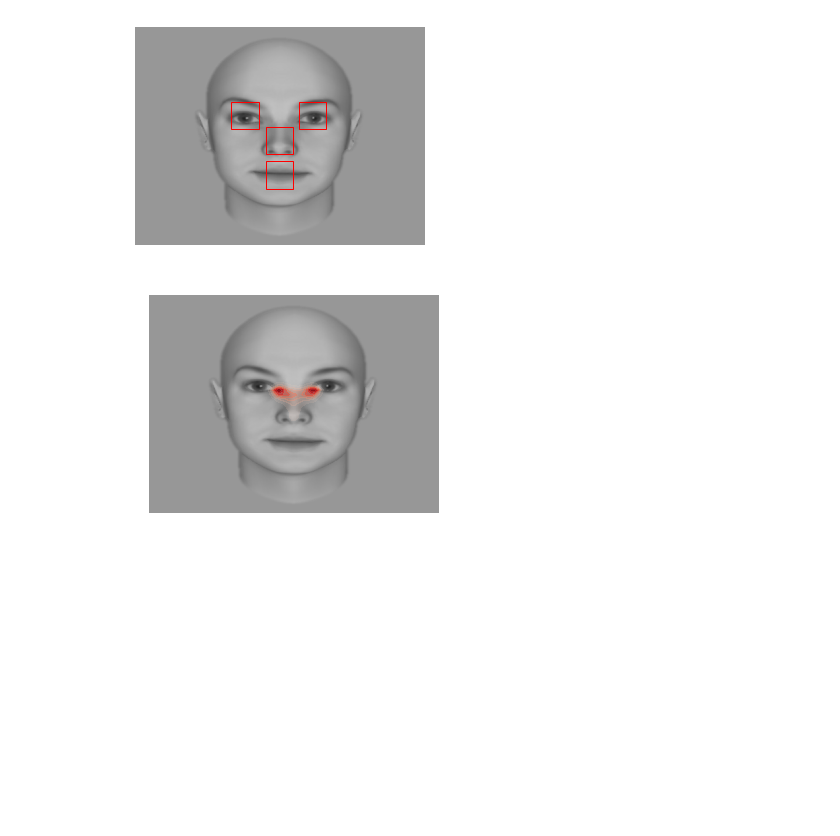
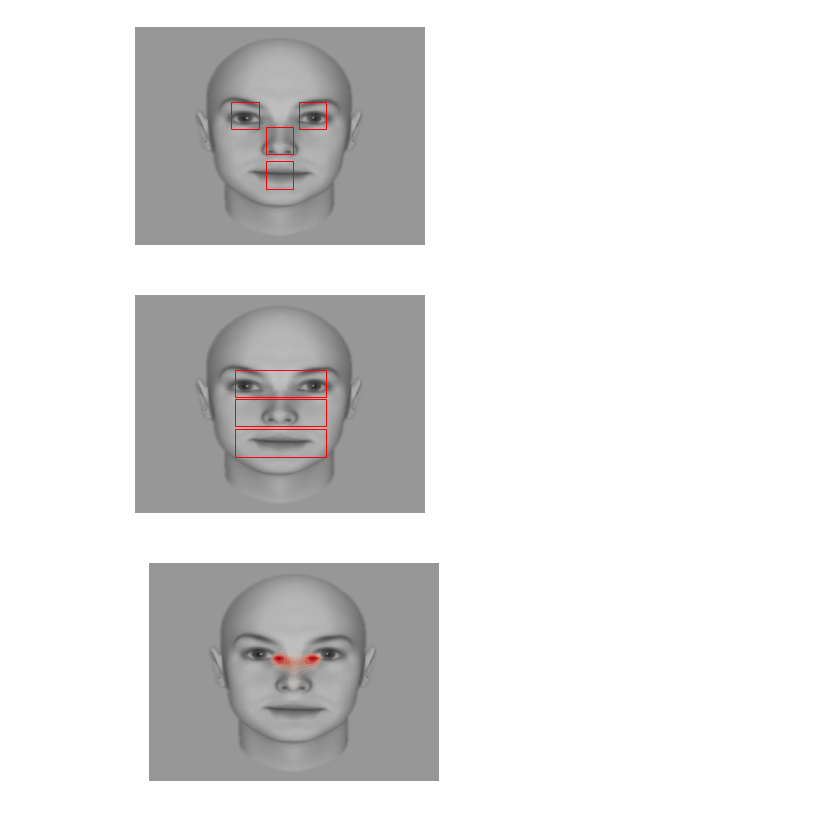
Before and after one commit to hyunwoogu/EyeStrategy, a Jupyter notebook: EyeTrack.ipynb, the cells around one changed output. Saved outputs shown, nothing was run; the diff lists cells and outputs as text; code cells hidden in the pictures; blank space fills up the shorter version.

```diff
--- a/EyeTrack.ipynb
+++ b/EyeTrack.ipynb
@@ -99,0 +108,6 @@ plt.show()
+# %%
+def meanDurations(startX, startY, winSize=150):
+    res = np.mean(Data.loc[(Data.counts==0) &
+                           (Data.x>=startX) & (Data.x<=startX+winSize) &
+                            (Data.y>=startY) & (Data.y<=startY+winSize) ,'Duration'])
+    return (res)
@@ -221,6 +358,31 @@ ax.add_patch(rect4)
 plt.show()
 # %% [output]
 [figure]
+# %%
+coord1 = (550, 410) ## x coord (from left), y coord (from top)
+coord2 = (550, 570)
+coord3 = (550, 740)
+#coord4 = (900, 410)
+
+fig, ax = plt.subplots(1)
+
+plt.imshow(img)
+plt.xlim(0, 1600)
+plt.ylim(1200, 0)
+plt.axis('off')
+
+rect1 = patches.Rectangle(coord1,500,150,linewidth=1,edgecolor='r',facecolor='none')
+ax.add_patch(rect1)
+rect2 = patches.Rectangle(coord2,500,150,linewidth=1,edgecolor='r',facecolor='none')
+ax.add_patch(rect2)
+rect3 = patches.Rectangle(coord3,500,150,linewidth=1,edgecolor='r',facecolor='none')
+ax.add_patch(rect3)
+#rect4 = patches.Rectangle(coord4,150,150,linewidth=1,edgecolor='r',facecolor='none')
+#ax.add_patch(rect4)
+
+plt.show()
+# %% [output]
+[figure, added]
 # %%
 fig = plt.figure()
 
```
Also changed, not shown: parts of 22 cells of this notebook, 1 other file.
